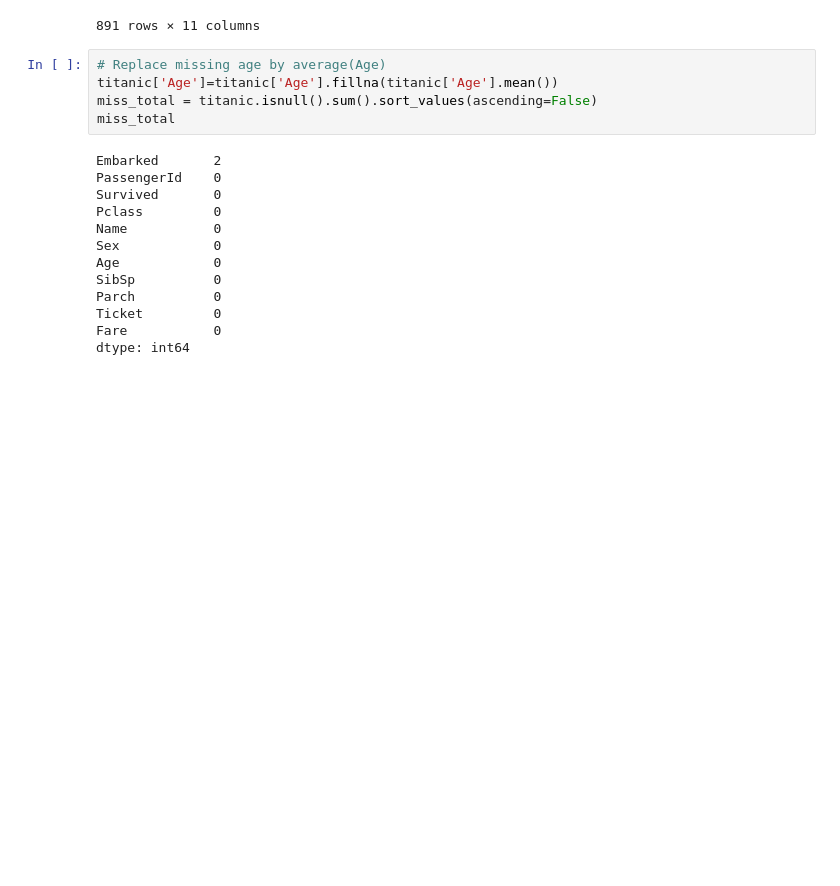
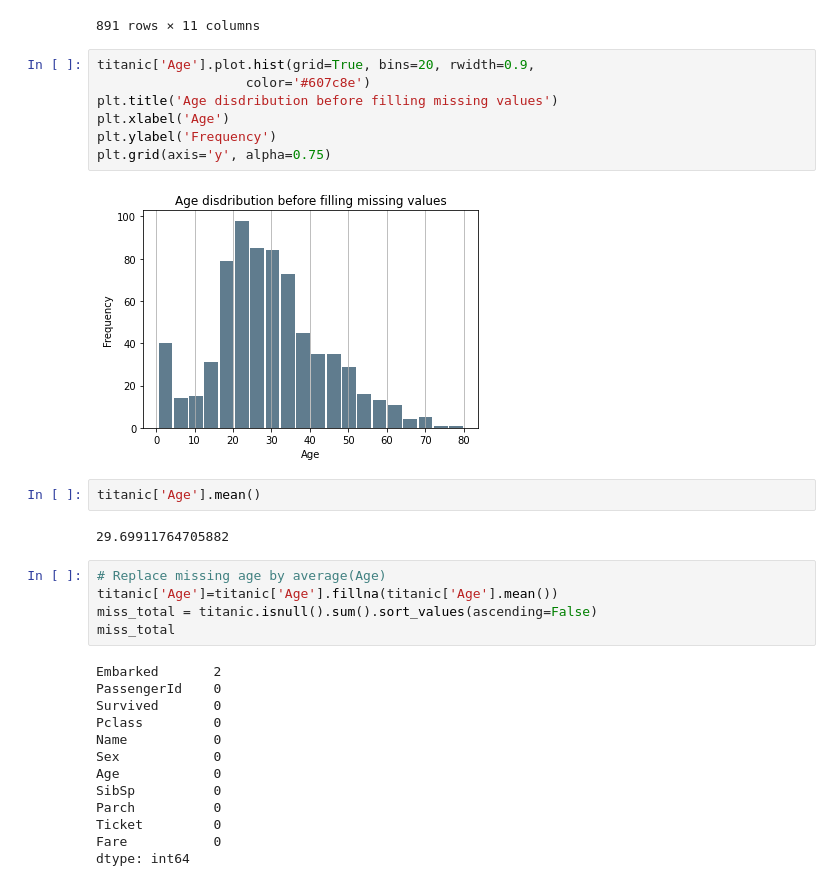
Before and after one commit to Kyohei-us/ECS171_Titanic_Survival_Project, a Jupyter notebook: Data set description + Data processing .ipynb, the cells around one changed output. Cells and saved outputs as stored; diff of their text form; blank space fills up the shorter version.

Commit message:
Visualizations for the report

```diff
--- a/Data set description + Data processing .ipynb
+++ b/Data set description + Data processing .ipynb
@@ -117,6 +121,19 @@ titanic
 | 889 | 890 | 1 | 1 | Behr, Mr. Karl Howell | male | 26.0 | 0 | 0 | 111369 | 30.0000 | ... |
 | 890 | 891 | 0 | 3 | Dooley, Mr. Patrick | male | 32.0 | 0 | 0 | 370376 | 7.7500 | ... |
 891 rows × 11 columns
+# %%
+titanic['Age'].plot.hist(grid=True, bins=20, rwidth=0.9,
+                   color='#607c8e')
+plt.title('Age disdribution before filling missing values')
+plt.xlabel('Age')
+plt.ylabel('Frequency')
+plt.grid(axis='y', alpha=0.75)
+# %% [output]
+[figure, added]
+# %%
+titanic['Age'].mean()
+# %% [output]
+29.69911764705882
 # %%
 # Replace missing age by average(Age)
 titanic['Age']=titanic['Age'].fillna(titanic['Age'].mean())
```
Also changed, not shown: parts of 7 cells of this notebook, 2 other files.
